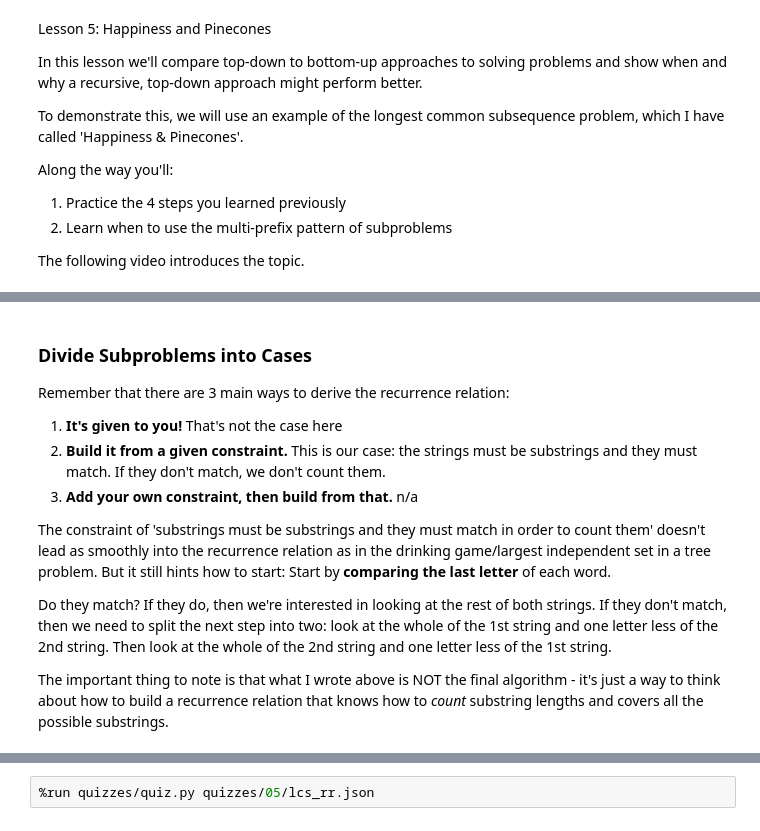
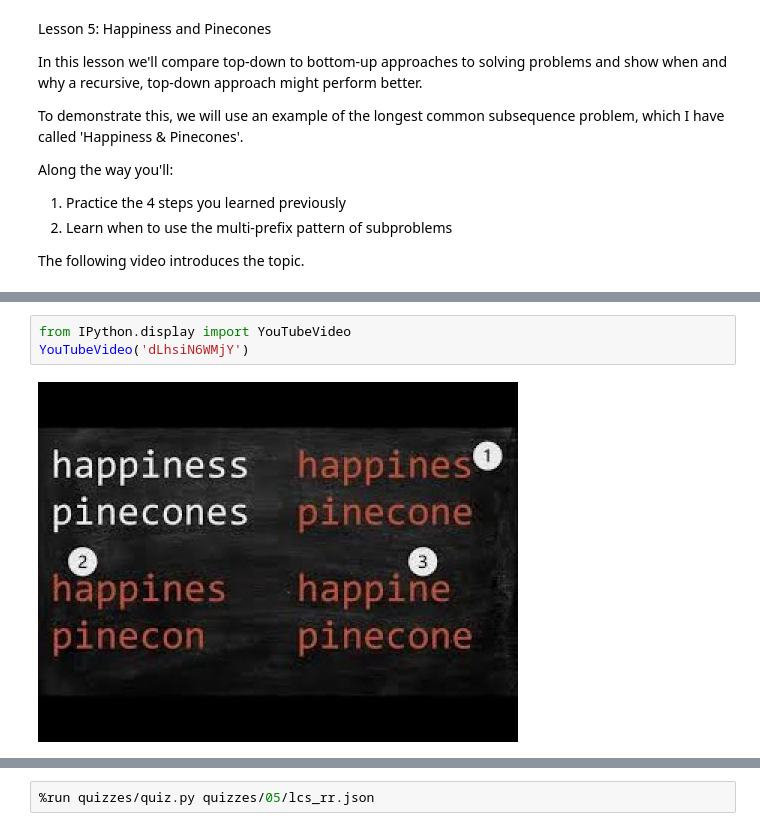
Before and after one commit to rachelyeshurun/magic-of-dynamic-programming, a Jupyter notebook: notebooks/05_happiness_and_pinecones.ipynb, the cells around one changed output, grey strips where cells are left out. Drawn from its saved outputs; the diff is of its cells as text.

```diff
--- a/notebooks/05_happiness_and_pinecones.ipynb
+++ b/notebooks/05_happiness_and_pinecones.ipynb
@@ -63,13 +14,5 @@ Now that we have the general form of the subproblems, we need to divide them int
-# %% [markdown]
-### Divide Subproblems into Cases
-Remember that there are 3 main ways to derive the recurrence relation:
-
-1. __It's given to you!__ That's not the case here
-2. __Build it from a given constraint.__ This is our case: the strings must be substrings and they must match. If they don't match, we don't count them.
-3. __Add your own constraint, then build from that.__ n/a
-
-The constraint of 'substrings must be substrings and they must match in order to count them' doesn't lead as smoothly into the recurrence relation as in the drinking game/largest independent set in a tree problem. But it still hints how to start: Start by __comparing the last letter__ of each word.
-
-Do they match? If they do, then we're interested in looking at the rest of both strings. If they don't match, then we need to split the next step into two: look at the whole of the 1st string and one letter less of the 2nd string. Then look at the whole of the 2nd string and one letter less of the 1st string.
-
-The important thing to note is that what I wrote above is NOT the final algorithm - it's just a way to think about how to build a recurrence relation that knows how to _count_ substring lengths and covers all the possible substrings.
+# %%
+from IPython.display import YouTubeVideo
+YouTubeVideo('dLhsiN6WMjY')
+# %% [output]
+[figure, added]
```
Also changed, not shown: parts of 61 cells of this notebook, 15 other files.
